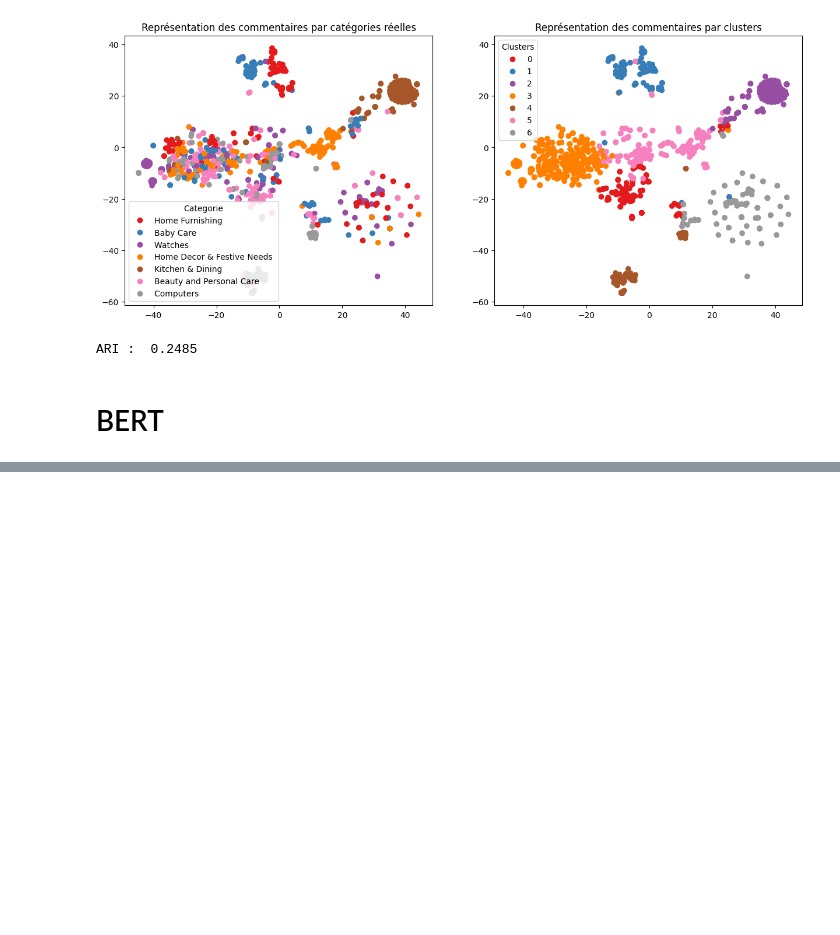
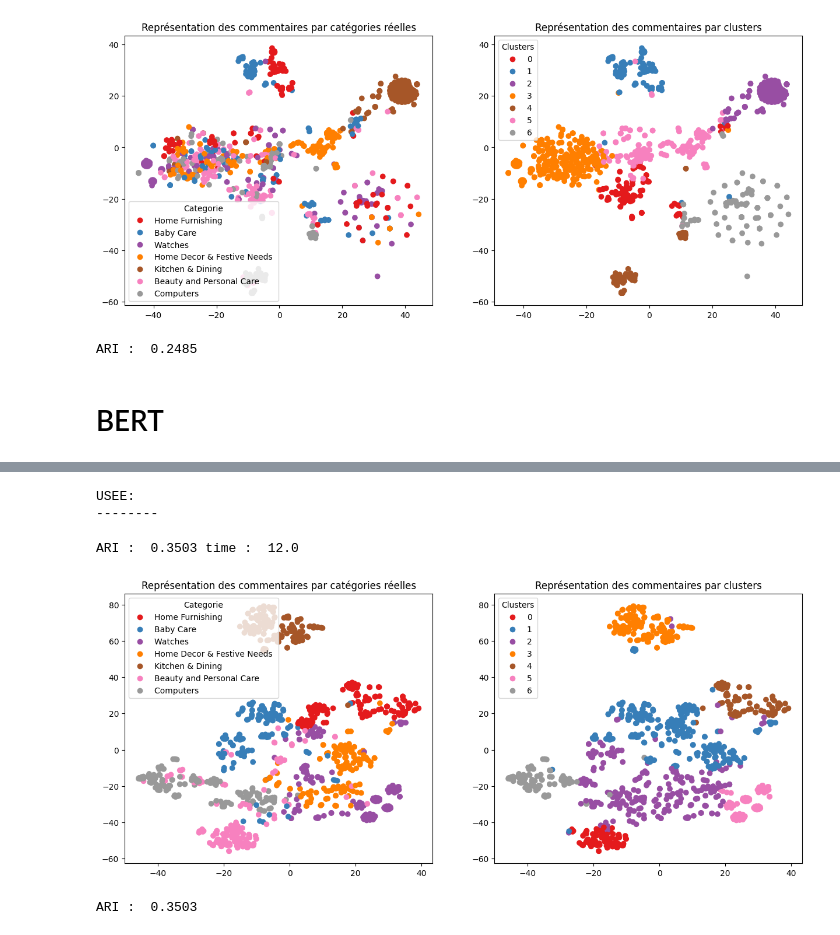
Before and after one commit to Hedredo/oc_projet_6, a Jupyter notebook: 1_notebook_classification_072024.ipynb, the cells around one changed output, grey strips where cells are left out. Saved outputs shown, nothing was run; the diff lists cells and outputs as text; code cells hidden in the pictures; blank space fills up the shorter version.

```diff
--- a/1_notebook_classification_072024.ipynb
+++ b/1_notebook_classification_072024.ipynb
@@ -948,0 +984,22 @@ ARI :  0.6177
+# %%
+# Load the Universal Sentence Encoder model
+embed = hub.load("https://tfhub.dev/google/universal-sentence-encoder/4")
+# %%
+# Encode the text column with the Universal Sentence Encoder
+use_embeddings = flipkart_filtered["text"].apply(lambda x: embed([x]).numpy().ravel())
+# %%
+# Unpack the list into a DataFrame
+use_df = pd.DataFrame(use_embeddings.tolist(), index=flipkart_filtered.index, columns=[f"use_{i}" for i in range(512)])
+# %%
+print("USE: ")
+print("--------")
+ARI, X_tsne, labels = ARI_fct(use_df)
+# %% [output]
+USEE:
+--------
+ARI :  0.3503 time :  12.0
+# %%
+TSNE_visu_fct(X_tsne, y_cat_num, labels, ARI)
+# %% [output]
+[figure, added]
+ARI :  0.3503
```
Also changed, not shown: parts of 43 cells of this notebook, 1 other file.
